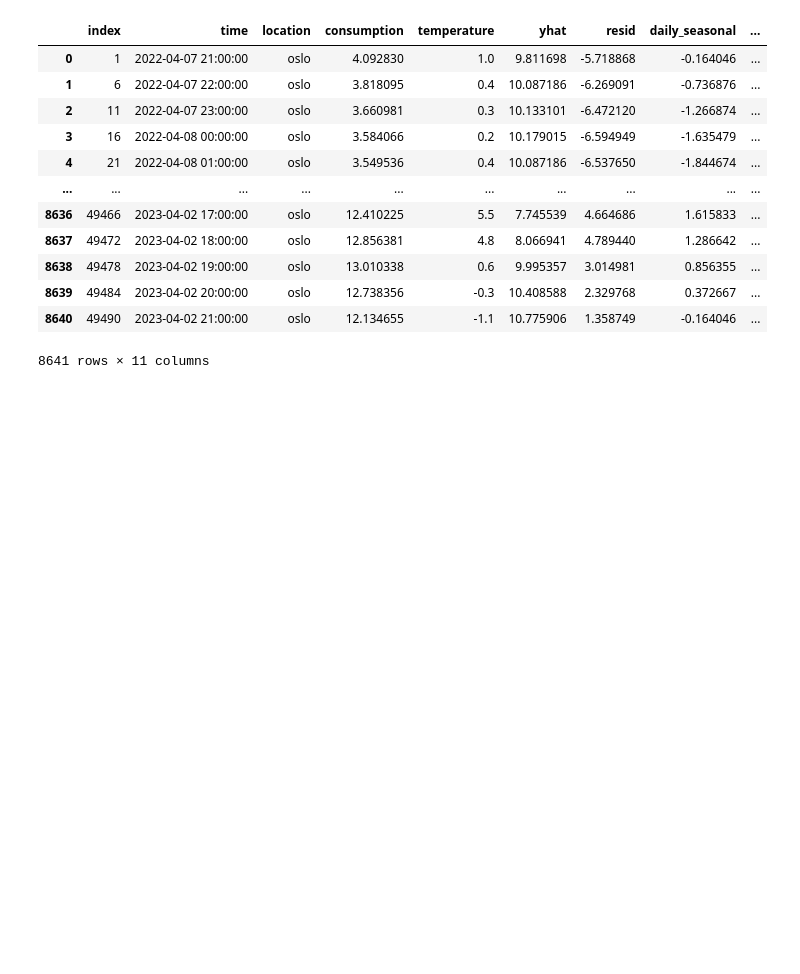
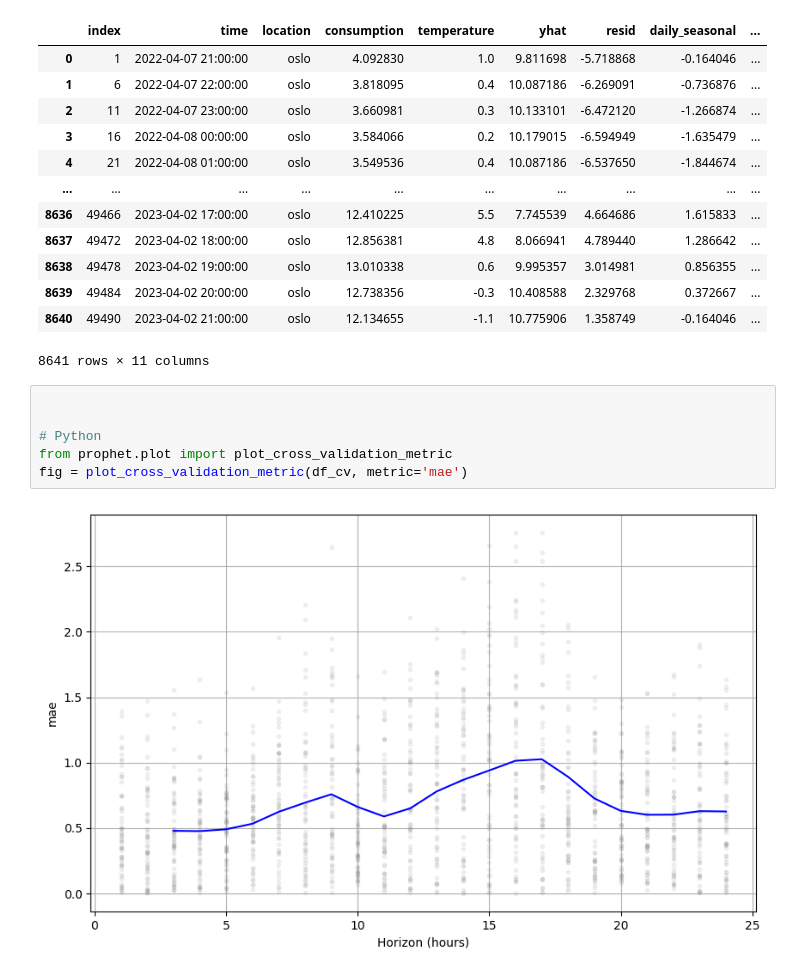
Before and after one commit to HesteBjorn/TDT4259_Data_Science, a Jupyter notebook: jacobs_exploration.ipynb, the cells around one changed output. Cells and saved outputs as stored; diff of their text form; blank space fills up the shorter version.

```diff
--- a/jacobs_exploration.ipynb
+++ b/jacobs_exploration.ipynb
@@ -318,3 +328,11 @@ df_cv.corr()
 | 8639 | 49484 | 2023-04-02 20:00:00 | oslo | 12.738356 | -0.3 | 10.408588 | 2.329768 | 0.372667 | ... |
 | 8640 | 49490 | 2023-04-02 21:00:00 | oslo | 12.134655 | -1.1 | 10.775906 | 1.358749 | -0.164046 | ... |
 8641 rows × 11 columns
+# %%
+
+
+# Python
+from prophet.plot import plot_cross_validation_metric
+fig = plot_cross_validation_metric(df_cv, metric='mae')
+# %% [output]
+[figure, added]
```
Also changed, not shown: parts of 5 cells of this notebook.
